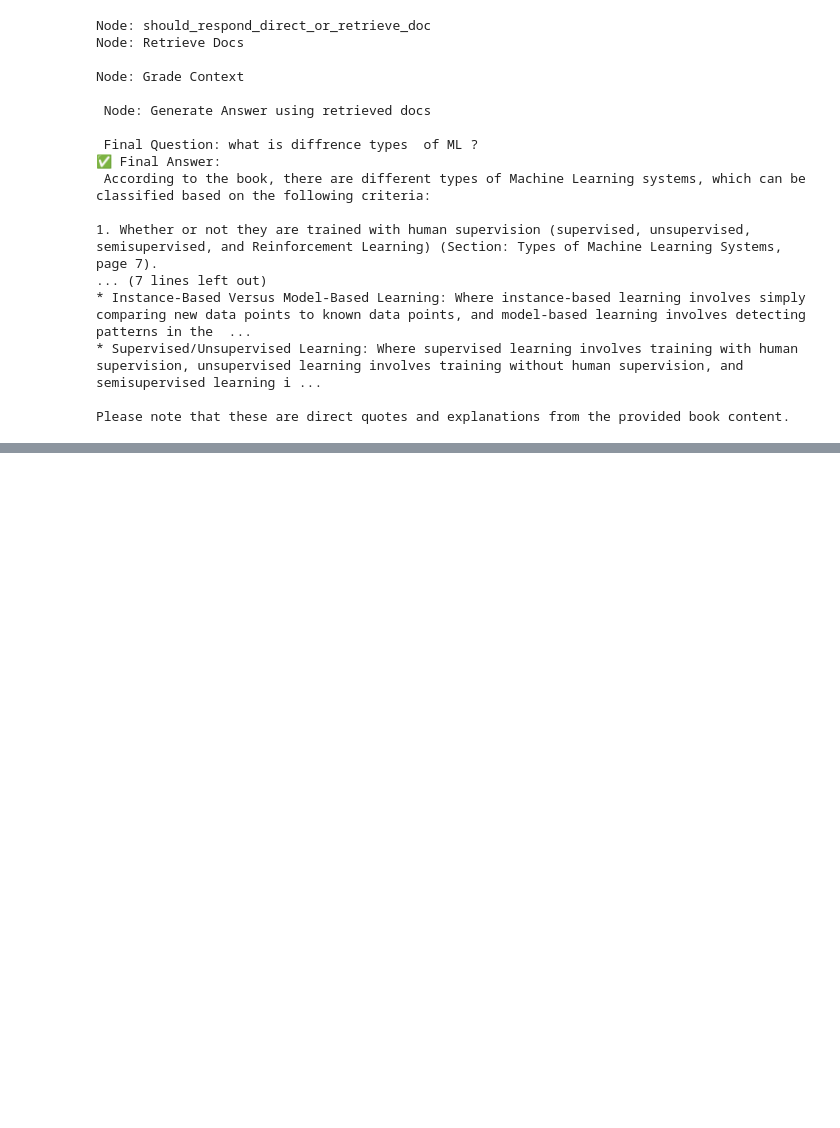
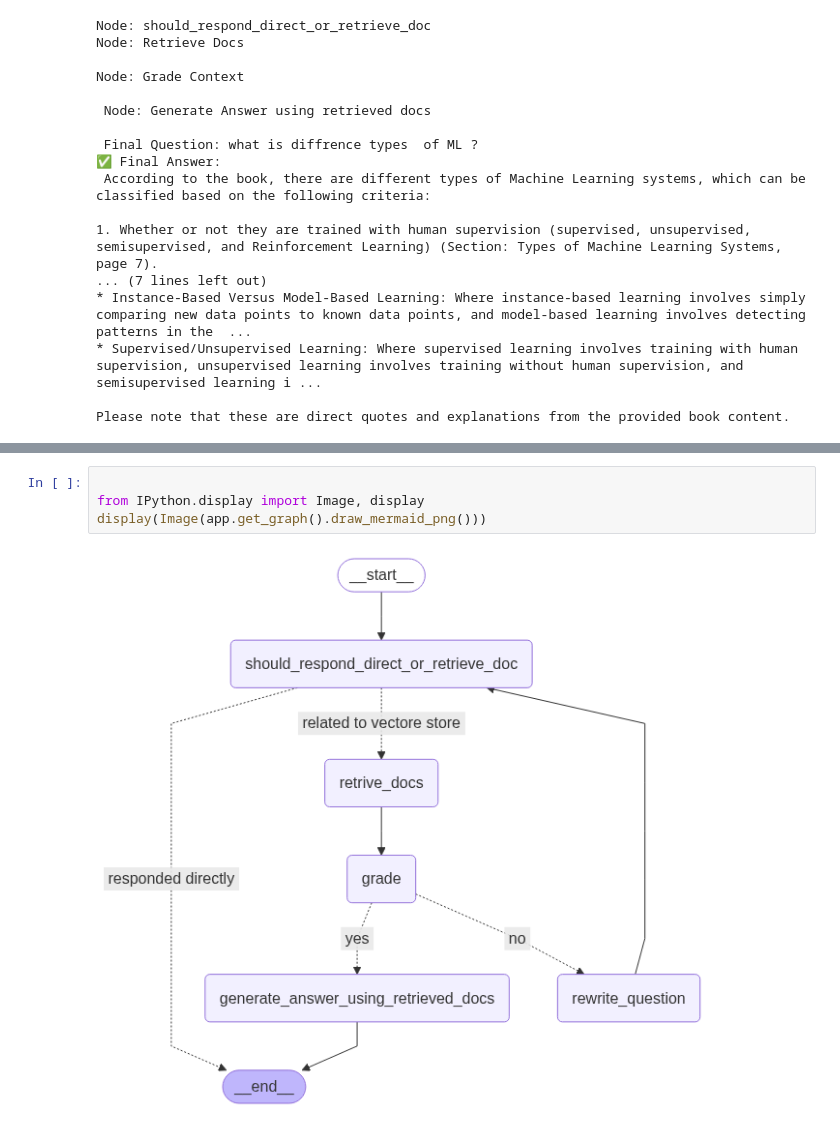
Before and after one commit to patelvandan11/quadrag, a Jupyter notebook: Agentic-Rag.ipynb, the cells around one changed output, grey strips where cells are left out. Saved outputs shown, nothing was run; the diff lists cells and outputs as text; blank space fills up the shorter version.

```diff
--- a/Agentic-Rag.ipynb
+++ b/Agentic-Rag.ipynb
@@ -239,0 +242,6 @@ It is worth noting that the book does not provide a comprehensive list of types
+# %%
+
+from IPython.display import Image, display
+display(Image(app.get_graph().draw_mermaid_png()))
+# %% [output]
+[figure, added]
```
Also changed, not shown: parts of 1 cell of this notebook.
